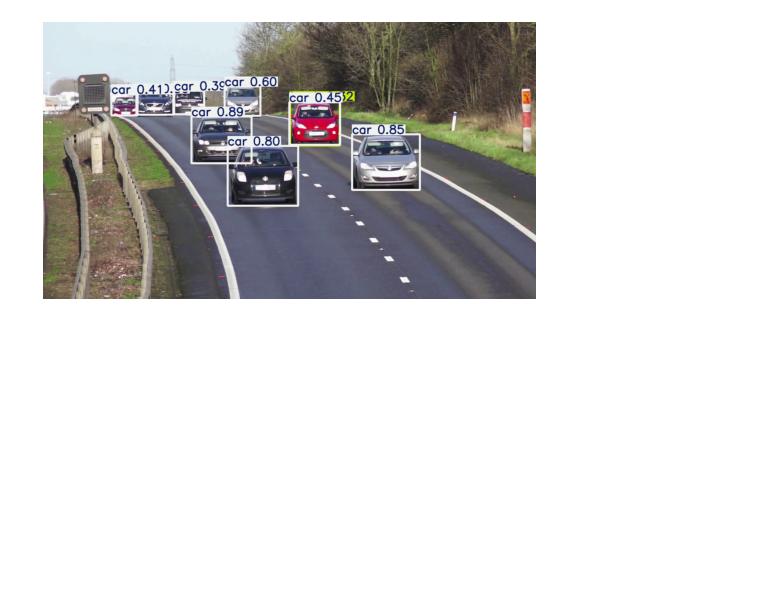
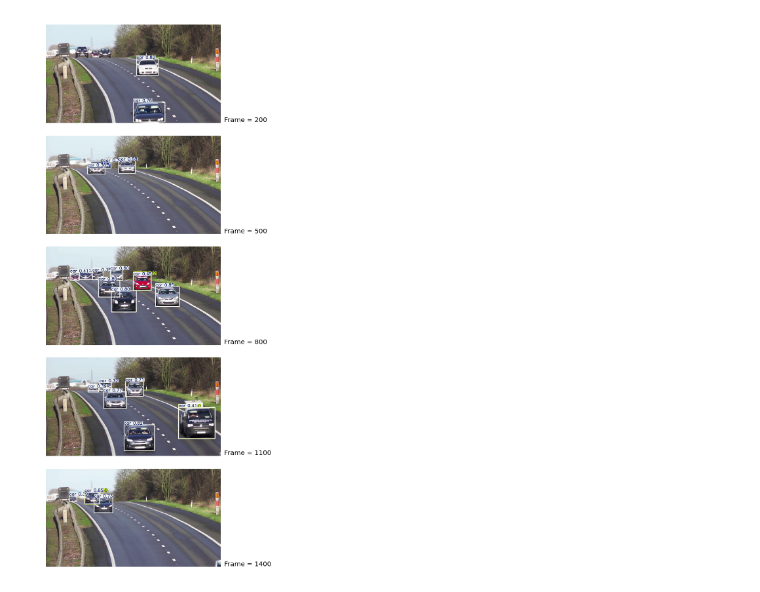
Before and after one commit to FlyingMatrix/yolo, a Jupyter notebook: yolo_tests/object_detection_using_yolov8.ipynb, the cells around one changed output. Cells and saved outputs as stored; diff of their text form; code cells hidden in the pictures; blank space fills up the shorter version.

```diff
--- a/yolo_tests/object_detection_using_yolov8.ipynb
+++ b/yolo_tests/object_detection_using_yolov8.ipynb
@@ -16,25 +16,35 @@ model.predict(source="traffic.mp4", save=True, imgsz=320, conf=0.3)
 # %%
 # show predicted video frame
 video_path = "./runs/detect/predict/traffic.avi"
-frame_index = 800
+frame_index = [200, 500, 800, 1100, 1400]
 
 cap = cv2.VideoCapture(video_path)
 if not cap.isOpened():
-    print("Error: Could not open video.")
-    exit()
+    raise RuntimeError("Error: Could not open video.")
 
-cap.set(cv2.CAP_PROP_POS_FRAMES, frame_index)
-ret, frame = cap.read()
+fig, axs = plt.subplots(len(frame_index), 1, figsize=(12.8, 7.2), dpi=240)
 
-if ret:
+for idx, frame_no in enumerate(frame_index):
+    cap.set(cv2.CAP_PROP_POS_FRAMES, frame_no)
+    ret, frame = cap.read()
+
+    if not ret:
+        print(f"Error: Could not read frame {frame_no}")
+        continue
+
     frame_rgb = cv2.cvtColor(frame, cv2.COLOR_BGR2RGB)
-    fig, ax = plt.subplots(figsize=(12.8, 7.2), dpi=50)
-    ax.imshow(frame_rgb)
-    ax.axis('off')
-    plt.show()
-else:
-    print(f"Error: Could not read frame {frame_index}")
+    axs[idx].imshow(frame_rgb)
+    axs[idx].axis("off")
+    axs[idx].text(
+        1.02, 0.03, f"Frame = {frame_no}",
+        transform=axs[idx].transAxes,
+        va="center",
+        fontsize=6
+    )
 
 cap.release()
+
+plt.tight_layout()
+plt.show()
 # %% [output]
-[figure, old version]
+[figure, new version]
```
